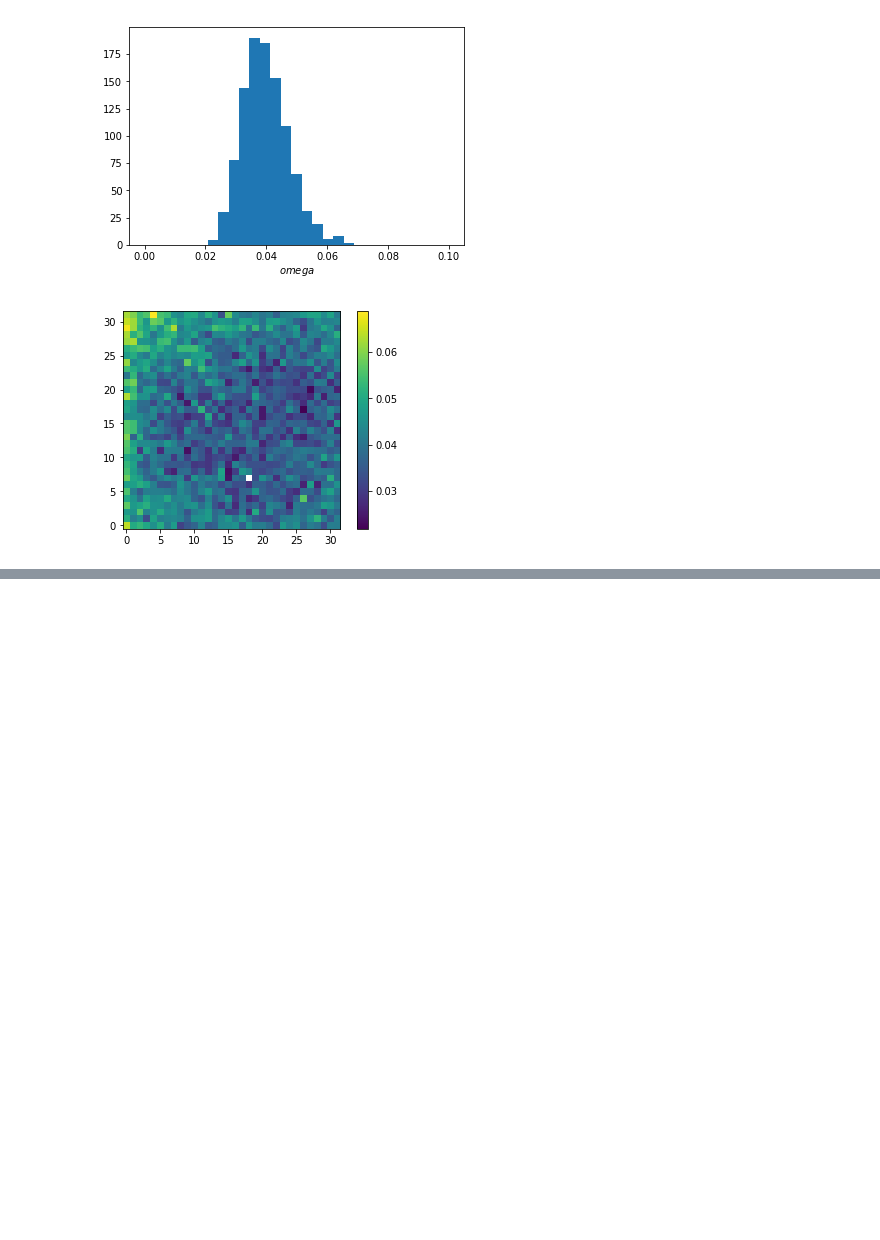
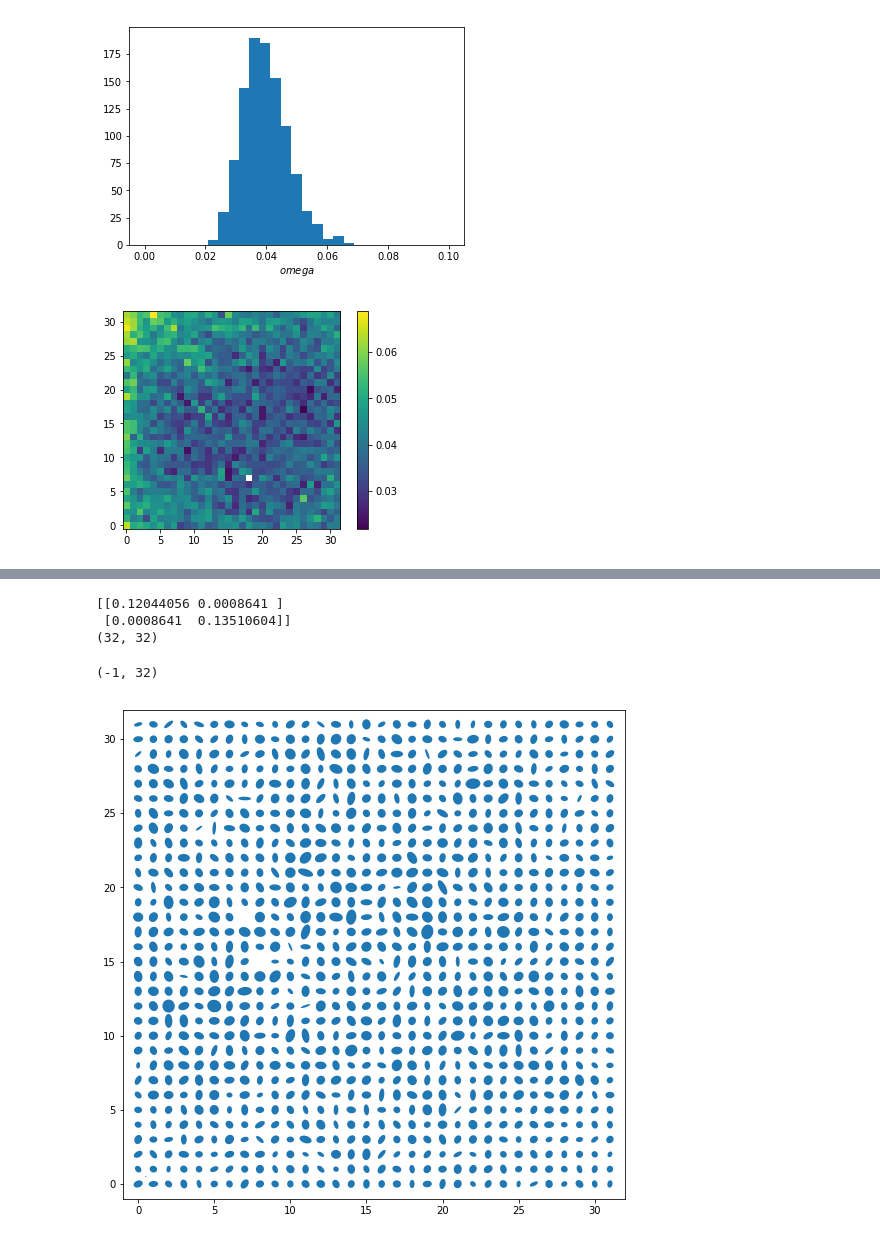
Before and after one commit to hirata10/solid-waffle, a Jupyter notebook: notebooks/plotting_tests.ipynb, the cells around one changed output, grey strips where cells are left out. Drawn from its saved outputs; the diff is of its cells as text; code cells hidden in the pictures; blank space fills up the shorter version.

```diff
--- a/notebooks/plotting_tests.ipynb
+++ b/notebooks/plotting_tests.ipynb
@@ -37,0 +81,67 @@ plt.colorbar()
+# %%
+# Function adapted from
+# https://www.programcreek.com/python/example/61396/matplotlib.patches.Ellipse
+def plot_cov_ellipse(cov, pos, nstd=1, ax=None, **kwargs):
+    """
+    Plots an `nstd` sigma error ellipse based on the specified covariance
+    matrix (`cov`). Additional keyword arguments are passed on to the
+    ellipse patch artist.
+
+    Parameters
+    ----------
+        cov : The 2x2 covariance matrix to base the ellipse on
+        pos : The location of the center of the ellipse. Expects a 2-element
+            sequence of [x0, y0].
+        nstd : The radius of the ellipse in numbers of standard deviations.
+            Defaults to 2 standard deviations.
+        ax : The axis that the ellipse will be plotted on. Defaults to the
+            current axis.
+        Additional keyword arguments are pass on to the ellipse patch.
+
+    Returns
+    -------
+        A matplotlib ellipse artist
+    """
+    def eigsorted(cov):
+        vals, vecs = np.linalg.eigh(cov)
+        order = vals.argsort()[::-1]
+        return vals[order], vecs[:,order]
+
+    if ax is None:
+        ax = plt.gca()
+
+    vals, vecs = eigsorted(cov)
+    theta = np.degrees(np.arctan2(*vecs[:,0][::-1]))
+
+    # Width and height are "full" widths, not radius
+    width, height = 2 * nstd * np.sqrt(vals)
+    ellip = Ellipse(xy=pos, width=width, height=height, angle=theta, **kwargs)
+
+    ax.add_artist(ellip)
+    return ellip
+# Construct the mean cov
+pos=[0.5,0.5]
+mean_cov=np.zeros((2,2))
+mean_cov[0,0]=np.mean(flatcxx[~flatcxx_nan])
+mean_cov[1,0]=mean_cov[0,1]=np.mean(flatcxy[~flatcxy_nan])
+mean_cov[1,1]=np.mean(flatcyy[~flatcyy_nan])
+fig, axs = plt.subplots(1, 1, figsize=(9, 9))
+plot_cov_ellipse(mean_cov, pos, nstd=0.1, ax=axs)
+print(mean_cov)
+# Grid of covs for each superpixel
+print(cxx.shape)
+for idx in range(cxx.shape[0]):
+    for jdx in range(cxx.shape[1]):
+        meancov=np.zeros((2,2))
+        mean_cov[0,0]=cxx[jdx][idx]
+        mean_cov[1,0]=mean_cov[0,1]=cxy[jdx][idx]
+        mean_cov[1,1]=cyy[jdx][idx]
+        plot_cov_ellipse(mean_cov, [jdx,idx], nstd=0.8, ax=axs)
+axs.set_xlim(-1,32)
+axs.set_ylim(-1,32)
+# %% [output]
+[[0.12044056 0.0008641 ]
+ [0.0008641  0.13510604]]
+(32, 32)
+(-1, 32)
+[figure, added]
```
Also changed, not shown: parts of 3 cells of this notebook.
